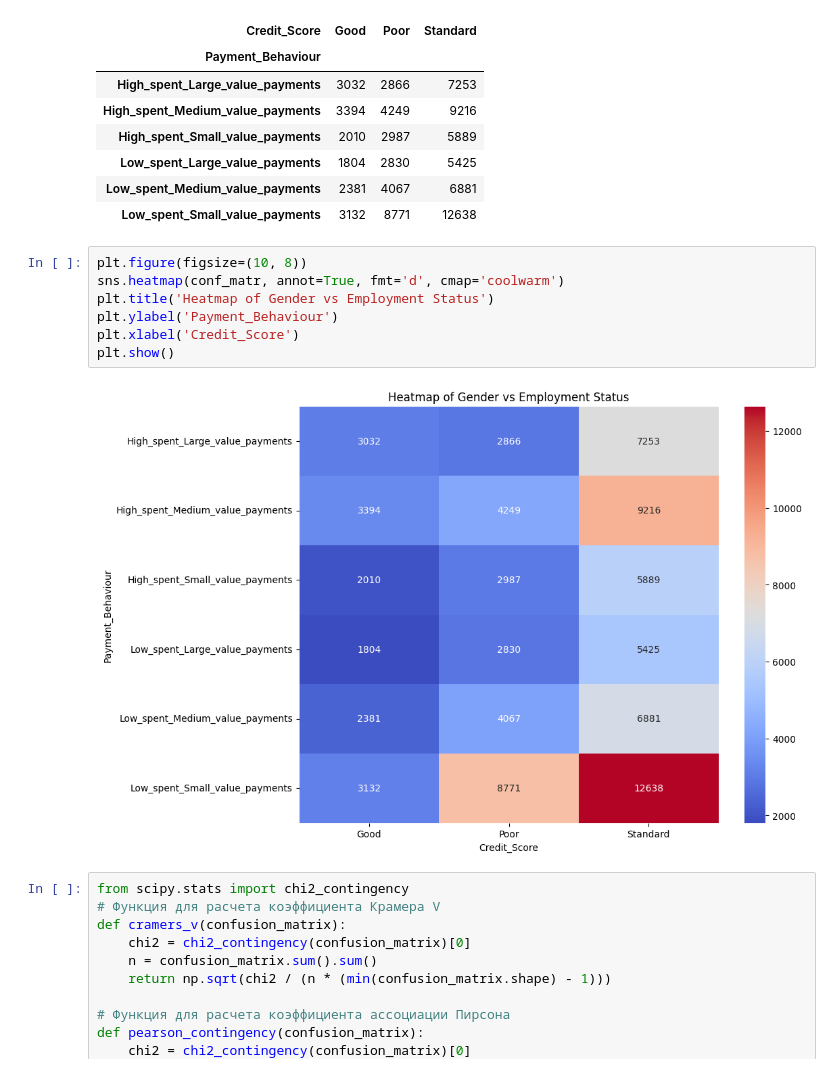
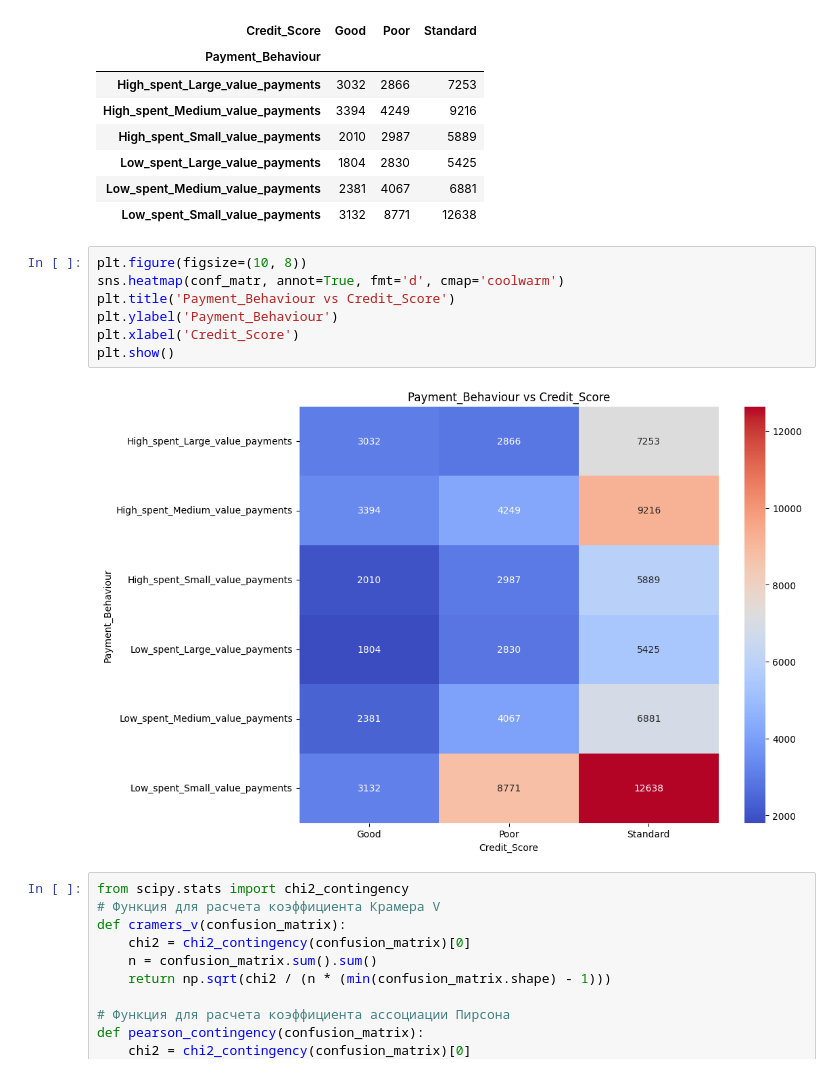
Before and after one commit to Ghukii/TMP-4sem-, a Jupyter notebook: Задание_6/Задание_6_13.ipynb, the cells around one changed output. Saved outputs shown, nothing was run; the diff lists cells and outputs as text.

```diff
--- a/Задание_6/Задание_6_13.ipynb
+++ b/Задание_6/Задание_6_13.ipynb
@@ -1323,12 +1322,12 @@ conf_matr
 # %%
 plt.figure(figsize=(10, 8))
 sns.heatmap(conf_matr, annot=True, fmt='d', cmap='coolwarm')
-plt.title('Heatmap of Gender vs Employment Status')
+plt.title('Payment_Behaviour vs Credit_Score')
 plt.ylabel('Payment_Behaviour')
 plt.xlabel('Credit_Score')
 plt.show()
 # %% [output]
-[figure, old version]
+[figure, new version]
 # %%
 from scipy.stats import chi2_contingency
 # Функция для расчета коэффициента Крамера V
```
Also changed, not shown: parts of 1 cell of this notebook.
